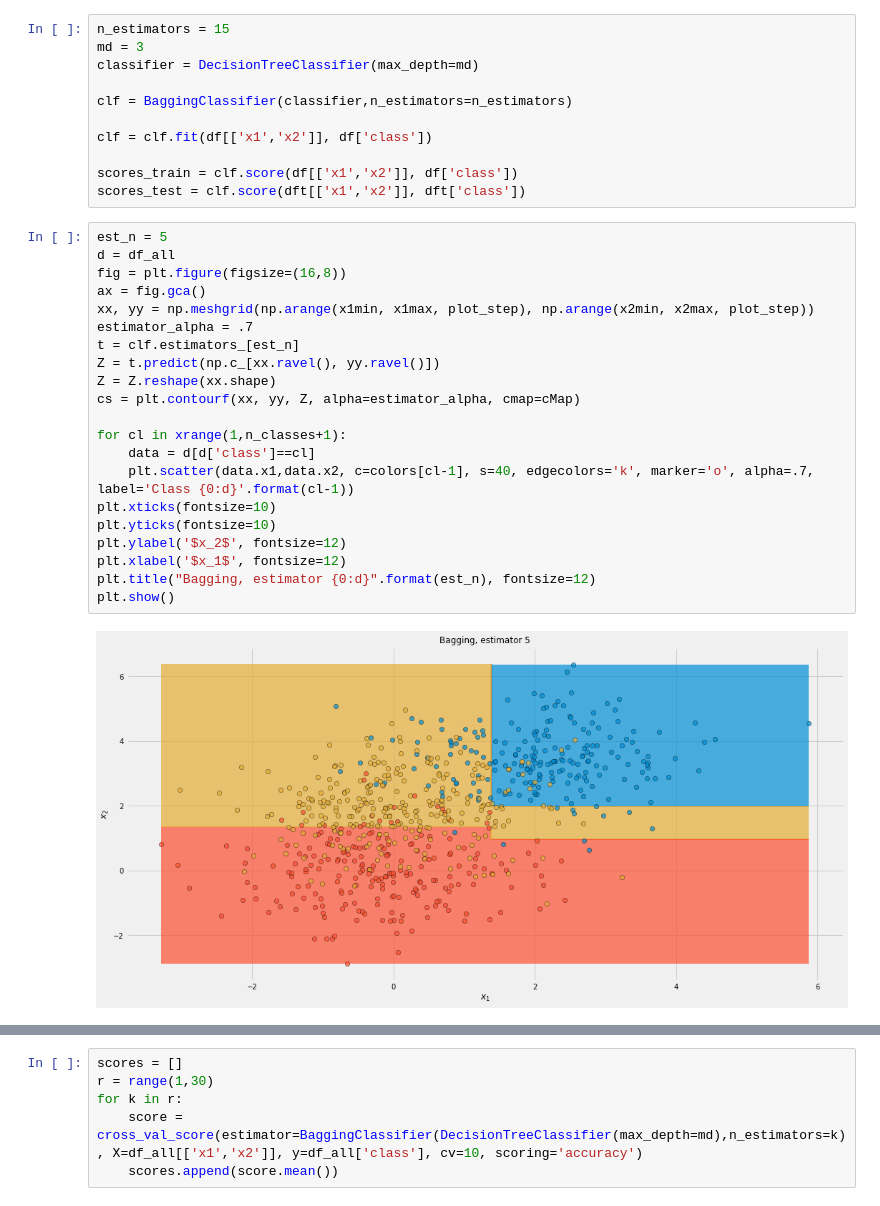
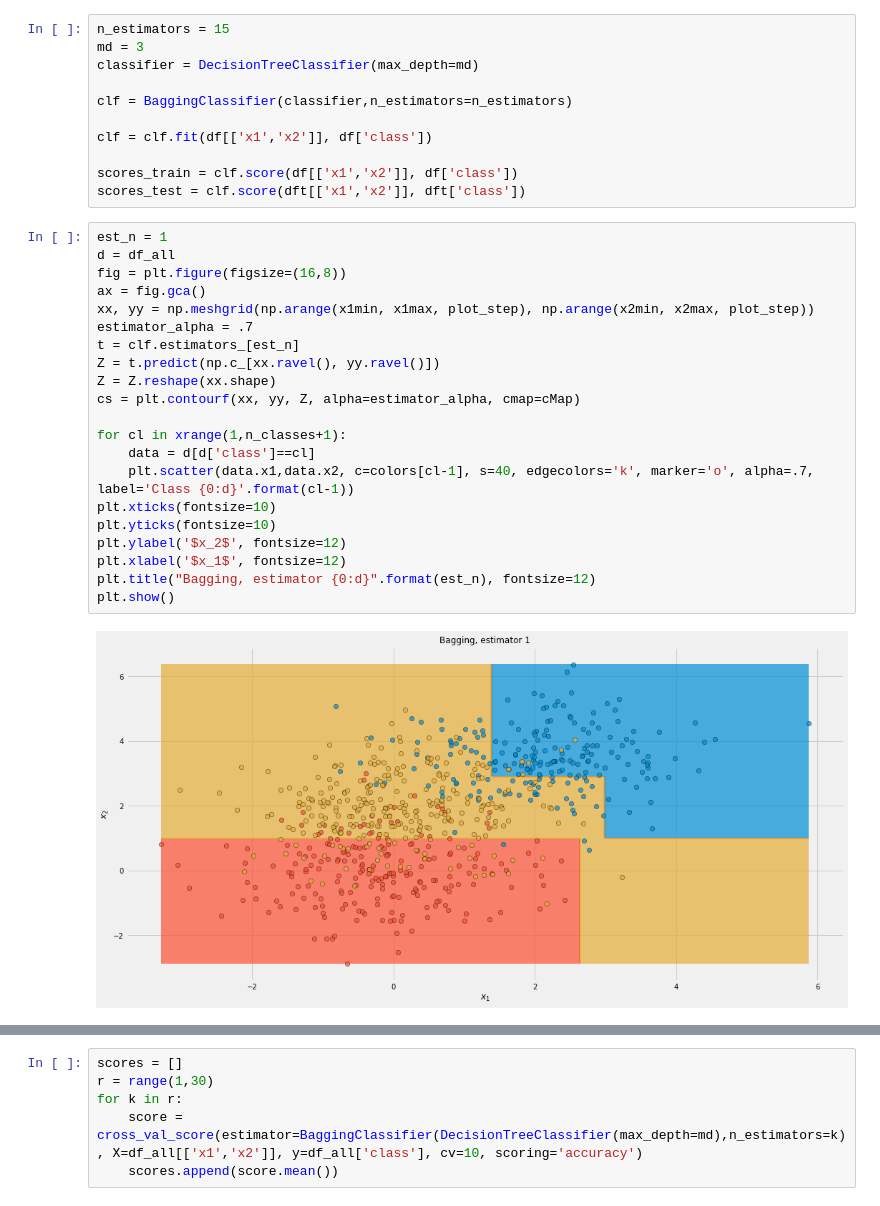
Before and after one commit to tvml/ml1819, a Jupyter notebook: codici/ensemble.ipynb, the cells around one changed output, grey strips where cells are left out. Drawn from its saved outputs; the diff is of its cells as text.

```diff
--- a/codici/ensemble.ipynb
+++ b/codici/ensemble.ipynb
@@ -212,26 +214,26 @@ clf = clf.fit(df[['x1','x2']], df['class'])
 scores_train = clf.score(df[['x1','x2']], df['class'])
 scores_test = clf.score(dft[['x1','x2']], dft['class'])
 # %%
-est_n = 5
+est_n = 1
 d = df_all
 fig = plt.figure(figsize=(16,8))
 ax = fig.gca()
 xx, yy = np.meshgrid(np.arange(x1min, x1max, plot_step), np.arange(x2min, x2max, plot_step))
 estimator_alpha = .7
 t = clf.estimators_[est_n]
 Z = t.predict(np.c_[xx.ravel(), yy.ravel()])
 Z = Z.reshape(xx.shape)
 cs = plt.contourf(xx, yy, Z, alpha=estimator_alpha, cmap=cMap)
 
 for cl in xrange(1,n_classes+1):
     data = d[d['class']==cl]
     plt.scatter(data.x1,data.x2, c=colors[cl-1], s=40, edgecolors='k', marker='o', alpha=.7, label='Class {0:d}'.format(cl-1))
 plt.xticks(fontsize=10)
 plt.yticks(fontsize=10)
 plt.ylabel('$x_2$', fontsize=12)
 plt.xlabel('$x_1$', fontsize=12)
 plt.title("Bagging, estimator {0:d}".format(est_n), fontsize=12)
 plt.show()
 # %% [output]
-[figure, old version]
+[figure, new version]
 # %%
```
Also changed, not shown: parts of 13 cells of this notebook, 15 other files.
